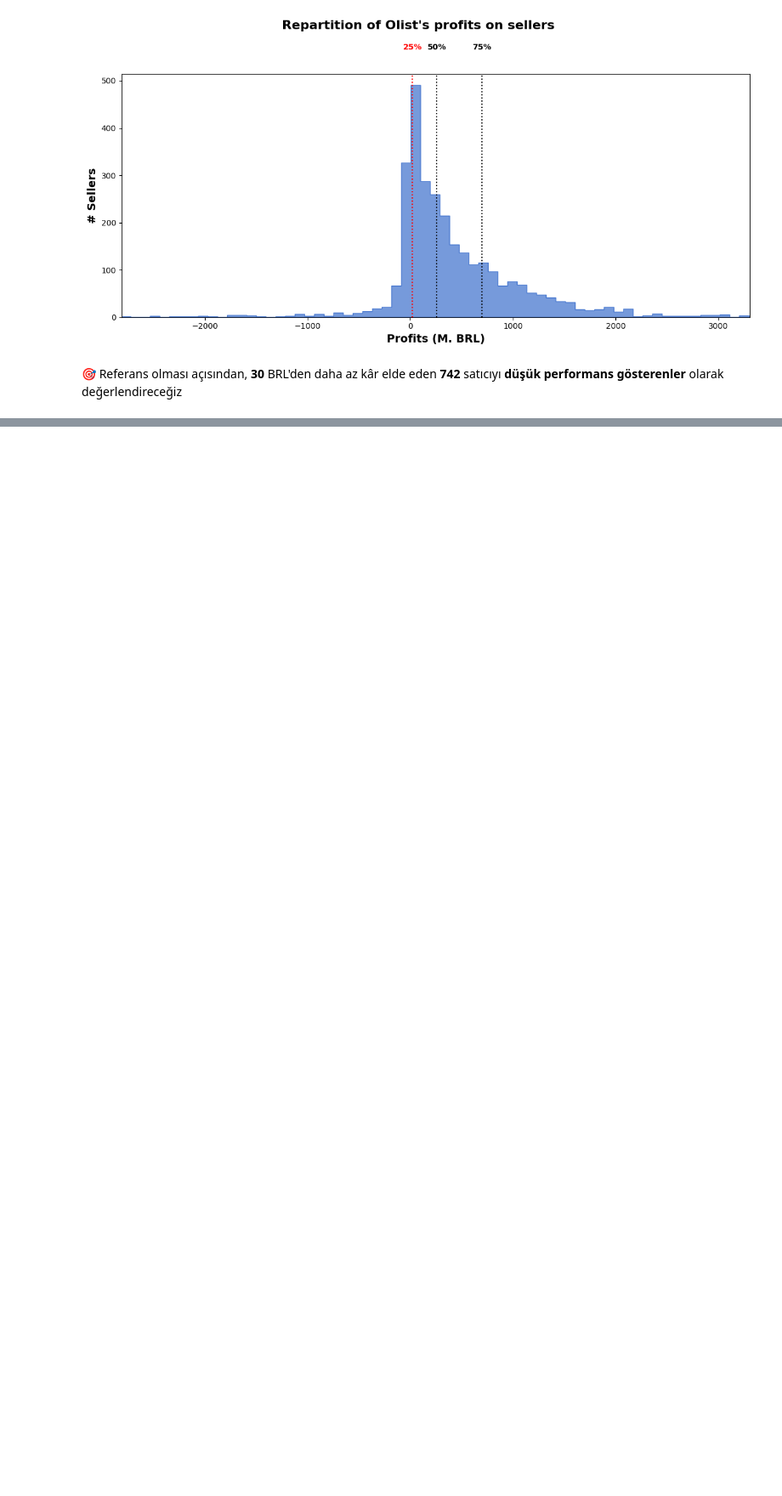
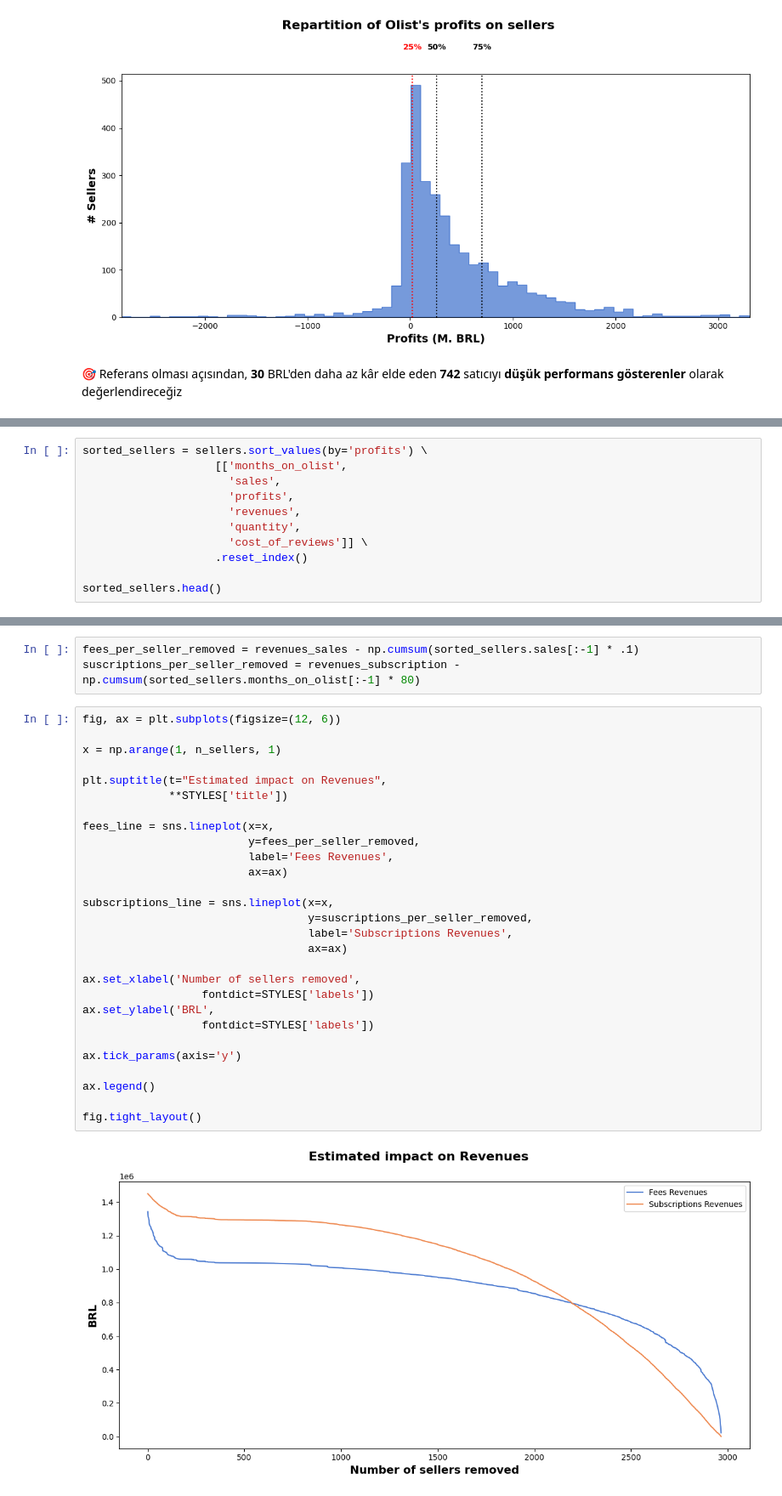
Before and after one commit to tmy-datamesa/data-olist-ceo-request, a Jupyter notebook: CEO_request.ipynb, the cells around one changed output, grey strips where cells are left out. Shown at 85% size. Saved outputs shown, nothing was run; the diff lists cells and outputs as text; blank space fills up the shorter version.

```diff
--- a/CEO_request.ipynb
+++ b/CEO_request.ipynb
@@ -494,0 +538,11 @@ fig.tight_layout();
+# %%
+sorted_sellers = sellers.sort_values(by='profits') \
+                    [['months_on_olist',
+                      'sales',
+                      'profits',
+                      'revenues',
+                      'quantity',
+                      'cost_of_reviews']] \
+                    .reset_index()
+
+sorted_sellers.head()
@@ -494,0 +560,33 @@ fig.tight_layout();
+# %%
+fees_per_seller_removed = revenues_sales - np.cumsum(sorted_sellers.sales[:-1] * .1)
+suscriptions_per_seller_removed = revenues_subscription - np.cumsum(sorted_sellers.months_on_olist[:-1] * 80)
+# %%
+fig, ax = plt.subplots(figsize=(12, 6))
+
+x = np.arange(1, n_sellers, 1)
+
+plt.suptitle(t="Estimated impact on Revenues",
+             **STYLES['title'])
+
+fees_line = sns.lineplot(x=x,
+                         y=fees_per_seller_removed,
+                         label='Fees Revenues',
+                         ax=ax)
+
+subscriptions_line = sns.lineplot(x=x,
+                                  y=suscriptions_per_seller_removed,
+                                  label='Subscriptions Revenues',
+                                  ax=ax)
+
+ax.set_xlabel('Number of sellers removed',
+                  fontdict=STYLES['labels'])
+ax.set_ylabel('BRL',
+                  fontdict=STYLES['labels'])
+
+ax.tick_params(axis='y')
+
+ax.legend()
+
+fig.tight_layout()
+# %% [output]
+[figure, added]
```
Also changed, not shown: parts of 17 cells of this notebook.
